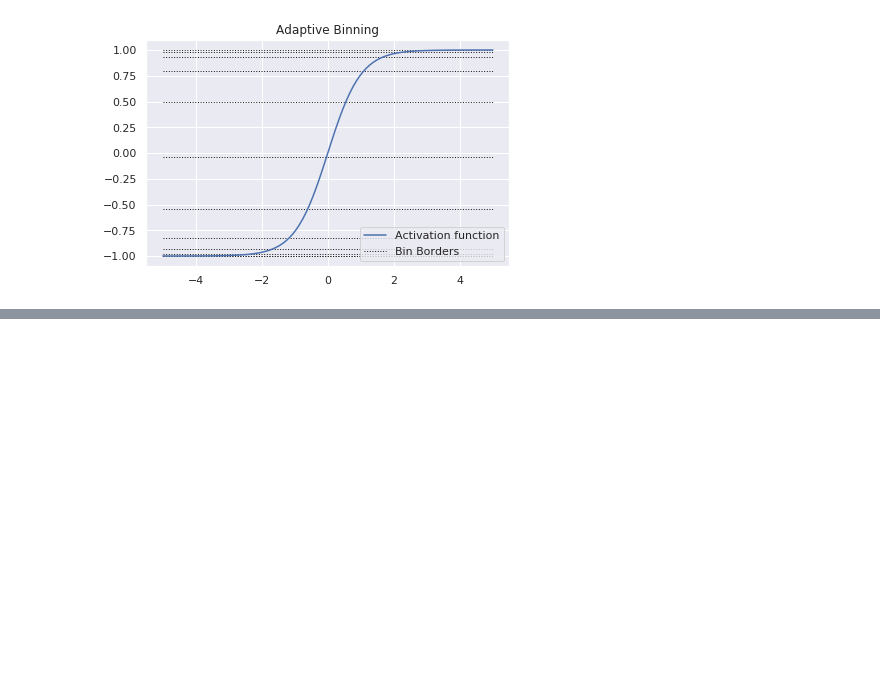
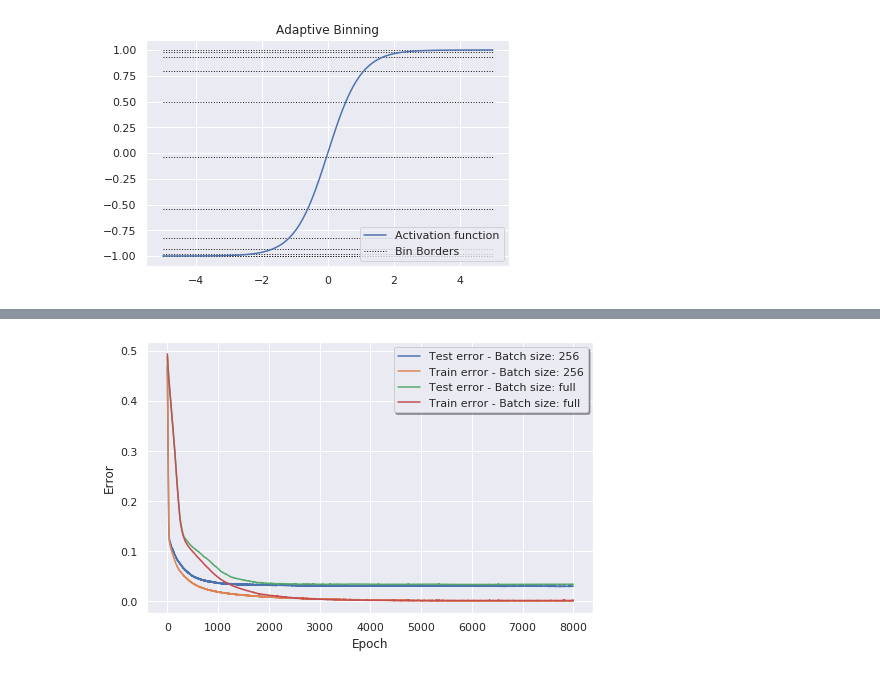
Before and after one commit to lrnq/ibbsc, a Jupyter notebook: notebooks/playground_testing2.ipynb, the cells around one changed output, grey strips where cells are left out. Saved outputs shown, nothing was run; the diff lists cells and outputs as text; code cells hidden in the pictures; blank space fills up the shorter version.

```diff
--- a/notebooks/playground_testing2.ipynb
+++ b/notebooks/playground_testing2.ipynb
@@ -90,0 +96,33 @@ fig.show()
+# %%
+
+def plot_error(exts, data_path, save_path, r):
+    RANGE = r
+    fig = plt.figure(figsize=(8,5))
+    ax = plt.subplot(111)
+
+    for ext in exts:
+        full_error_train = np.zeros(RANGE,  dtype=object)
+        full_error_test = np.zeros(RANGE,  dtype=object)
+        for i in range(RANGE):
+            with open(data_path + 'training_history_run_{}_{}.pickle'.format(i,ext), 'rb') as f:
+                error_train, error_test = pickle.load(f)
+                full_error_train[i] = np.array(error_train)
+                full_error_test[i] = np.array(error_test)
+
+        avg_error_train = 1-(np.mean(full_error_train, axis = -1)/-3277) # old version where i saved 1-number of    correct instead of accuracy. Fixed now.
+        avg_error_test = np.mean(full_error_test, axis = -1)
+
+
+        ax.plot(np.arange(len(avg_error_test)), avg_error_test, label="Test error - Batch size: {}".format(ext))
+        ax.plot(np.arange(len(avg_error_test)), avg_error_train, label="Train error - Batch size: {}".format(ext))
+
+    ax.legend(loc="best",fancybox=True, shadow=True)
+    fig.savefig(save_path, dpi=700)
+    ax.set_xlabel("Epoch")
+    ax.set_ylabel("Error")
+    fig.show()
+    return
+# %%
+plot_error(["256", "full"], "../data/tanh_adaptive_30_/", "error_tanh_256.png", 40)
+# %% [output]
+[figure, added]
```
Also changed, not shown: parts of 11 cells of this notebook, 6 other files.
